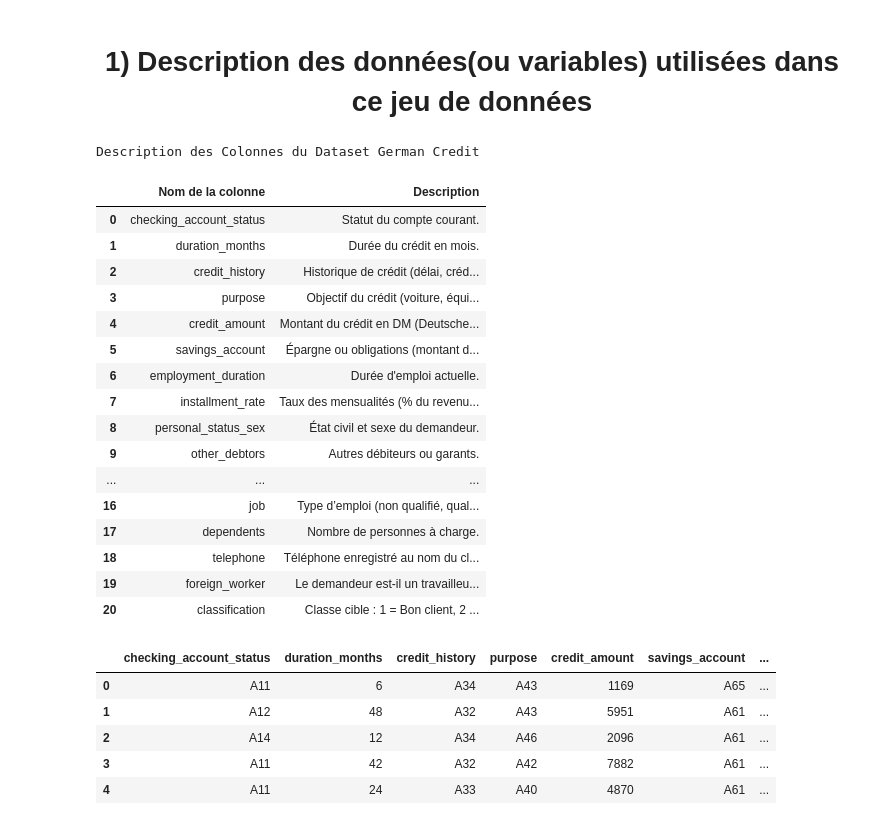
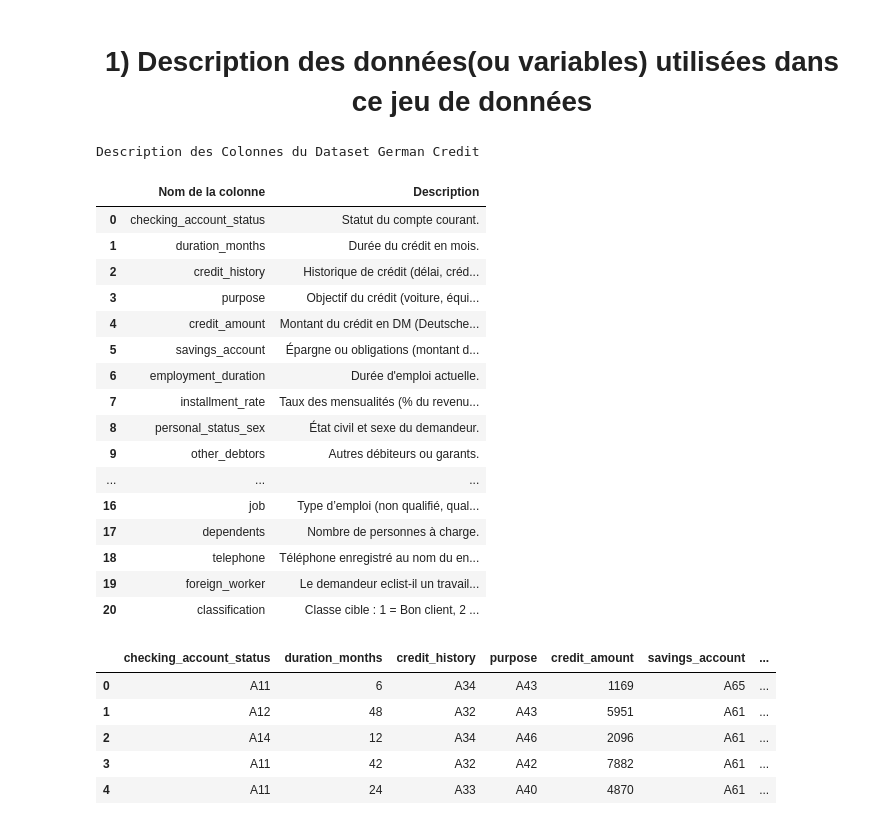
Before and after one commit to Bossitanmady/projet-odc-data-science, a Jupyter notebook: projet_du_groupe_odc_groupe3.ipynb, the cells around one changed output. Drawn from its saved outputs; the diff is of its cells as text; code cells hidden in the pictures.

```diff
--- a/projet_du_groupe_odc_groupe3.ipynb
+++ b/projet_du_groupe_odc_groupe3.ipynb
@@ -130,45 +130,45 @@ data_description = {
         "Type de bien détenu (immobilier, véhicule, etc.).",
         "Âge du demandeur en années.",
         "Autres plans de paiement (banque, magasin, aucun).",
-        "Statut de logement (location, propriétaire, logement gratuit).",
+        "Statut de logement (loc,ation, propriétaire logement gratuit).",
         "Nombre de crédits existants à la banque.",
         "Type d’emploi (non qualifié, qualifié, cadre, etc.).",
         "Nombre de personnes à charge.",
-        "Téléphone enregistré au nom du client (oui ou non).",
-        "Le demandeur est-il un travailleur étranger ? (oui ou non).",
+        "Téléphone enregistré au nom du ent (oui ou non).",
+        "Le demandeur eclist-il un travailleur étranger ? (oui ou non).",
         "Classe cible : 1 = Bon client, 2 = Mauvais client."
     ]
 }
 
 # Création du DataFrame
 description_df = pd.DataFrame(data_description)
 
 # Affichage du tableau dans un format joli
 from IPython.display import display
 display(description_df.style.set_caption("Description des Colonnes du Dataset German Credit").set_properties(**{
     'text-align': 'left'
 }).set_table_styles([{
     'selector': 'th',
     'props': [('text-align', 'center')]
 }]))
 # %% [output]
 Description des Colonnes du Dataset German Credit
 |  | Nom de la colonne | Description |
 | 0 | checking_account_status | Statut du compte courant. |
 | 1 | duration_months | Durée du crédit en mois. |
 | 2 | credit_history | Historique de crédit (délai, créd... |
 | 3 | purpose | Objectif du crédit (voiture, équi... |
 | 4 | credit_amount | Montant du crédit en DM (Deutsche... |
 | 5 | savings_account | Épargne ou obligations (montant d... |
 | 6 | employment_duration | Durée d'emploi actuelle. |
 | 7 | installment_rate | Taux des mensualités (% du revenu... |
 | 8 | personal_status_sex | État civil et sexe du demandeur. |
 | 9 | other_debtors | Autres débiteurs ou garants. |
 | ... | ... | ... |
 | 16 | job | Type d’emploi (non qualifié, qual... |
 | 17 | dependents | Nombre de personnes à charge. |
-| 18 | telephone | Téléphone enregistré au nom du cl... |
-| 19 | foreign_worker | Le demandeur est-il un travailleu... |
+| 18 | telephone | Téléphone enregistré au nom du en... |
+| 19 | foreign_worker | Le demandeur eclist-il un travail... |
 | 20 | classification | Classe cible : 1 = Bon client, 2 ... |
 # %%
 df.head()
```
Also changed, not shown: parts of 4 cells of this notebook, 7 other files.
